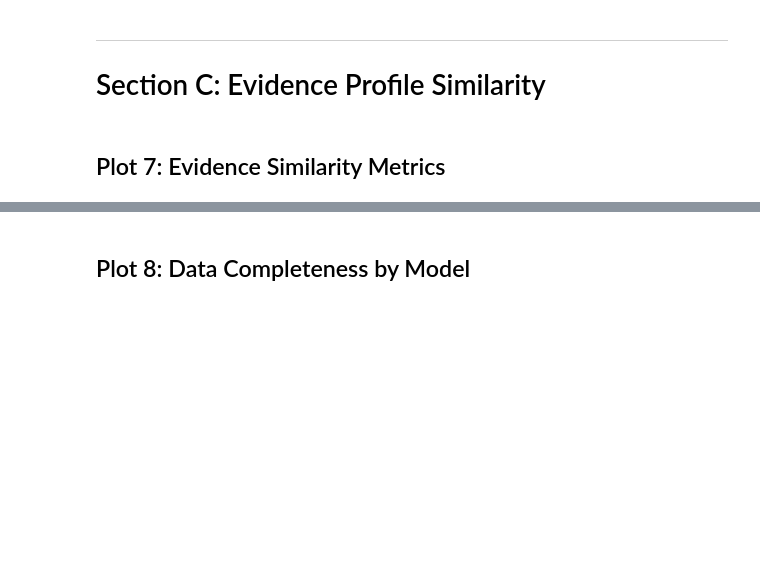
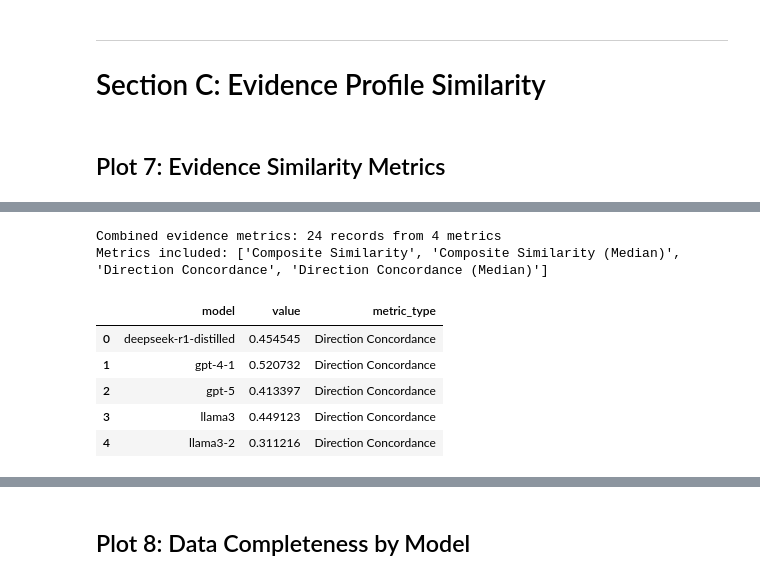
Before and after one commit to MRCIEU/mr-kg, a Jupyter notebook: processing/notebooks/2-mr-kg.ipynb, the cells around one changed output, grey strips where cells are left out. Drawn from its saved outputs; the diff is of its cells as text; code cells hidden in the pictures; blank space fills up the shorter version.

```diff
--- a/processing/notebooks/2-mr-kg.ipynb
+++ b/processing/notebooks/2-mr-kg.ipynb
@@ -108,19 +122,19 @@ print(f"  - Trait count distributions: {len(trait_count_dist)} records")
 # ---- Evidence profile statistics ----
 evidence_summary = load_csv_with_check(
     EVIDENCE_ANALYSIS_DIR / "summary-stats-by-model.csv",
-    "Evidence profile summary"
+    "Evidence profile summary",
 )
 evidence_similarity_dist = load_csv_with_check(
     EVIDENCE_ANALYSIS_DIR / "similarity-distributions.csv",
-    "Evidence similarity distributions"
+    "Evidence similarity distributions",
 )
 evidence_completeness = load_csv_with_check(
     EVIDENCE_ANALYSIS_DIR / "completeness-by-model.csv",
-    "Evidence completeness by model"
+    "Evidence completeness by model",
 )
 evidence_matched_pairs = load_csv_with_check(
     EVIDENCE_ANALYSIS_DIR / "matched-pairs-distribution.csv",
-    "Evidence matched pairs distribution"
+    "Evidence matched pairs distribution",
 )
 
 print("\nLoaded evidence profile statistics")
@@ -431 +523,63 @@ else:
+# %%
+# ---- Prepare data for multi-panel visualization ----
+# Create long format for available evidence metrics (supports new and legacy names)
+evidence_metrics = []
+
+# Prefer documented summary metrics; keep legacy names for compatibility
+column_mappings = [
+    ("mean_direction_concordance", "Direction Concordance"),
+    ("median_direction_concordance", "Direction Concordance (Median)"),
+    ("mean_composite_direction", "Composite Similarity"),
+    ("median_composite_direction", "Composite Similarity (Median)"),
+    # Legacy per-pair metrics if present
+    ("direction_concordance", "Direction Concordance"),
+    ("effect_size_similarity", "Effect Size Similarity"),
+    ("statistical_consistency", "Statistical Consistency"),
+    ("evidence_overlap", "Evidence Overlap"),
+]
+
+for col, label in column_mappings:
+    if col in evidence_similarity_dist.columns:
+        metric_data = evidence_similarity_dist.loc[:, ["model", col]].dropna()
+        metric_data = metric_data.rename(columns={col: "value"})
+        metric_data["metric_type"] = label
+        evidence_metrics.append(metric_data)
+
+# Fallback: include any numeric mean_/median_ columns if nothing matched
+if not evidence_metrics:
+    numeric_cols = [
+        c
+        for c, dt in evidence_similarity_dist.dtypes.items()
+        if c not in {"model"} and pd.api.types.is_numeric_dtype(dt)
+    ]
+    fallback_cols = [
+        c for c in numeric_cols if c.startswith(("mean_", "median_"))
+    ]
+    for col in fallback_cols:
+        metric_data = evidence_similarity_dist.loc[:, ["model", col]].dropna()
+        metric_data = metric_data.rename(columns={col: "value"})
+        label = col.replace("_", " ").title()
+        metric_data["metric_type"] = label
+        evidence_metrics.append(metric_data)
+
+if evidence_metrics:
+    combined_evidence = pd.concat(evidence_metrics, ignore_index=True)
+    print(
+        f"Combined evidence metrics: {len(combined_evidence)} records from {len(evidence_metrics)} metrics"
+    )
+    included = sorted({df["metric_type"].iloc[0] for df in evidence_metrics})
+    print("Metrics included:", included)
+    display(combined_evidence.head())
+else:
+    print("No evidence metrics found in the data")
+    print("Available columns:", evidence_similarity_dist.columns.tolist())
+# %% [output]
+Combined evidence metrics: 24 records from 4 metrics
+Metrics included: ['Composite Similarity', 'Composite Similarity (Median)', 'Direction Concordance', 'Direction Concordance (Median)']
+|  | model | value | metric_type |
+| 0 | deepseek-r1-distilled | 0.454545 | Direction Concordance |
+| 1 | gpt-4-1 | 0.520732 | Direction Concordance |
+| 2 | gpt-5 | 0.413397 | Direction Concordance |
+| 3 | llama3 | 0.449123 | Direction Concordance |
+| 4 | llama3-2 | 0.311216 | Direction Concordance |
 # %%
```
Also changed, not shown: parts of 28 cells of this notebook, 1 other file.
